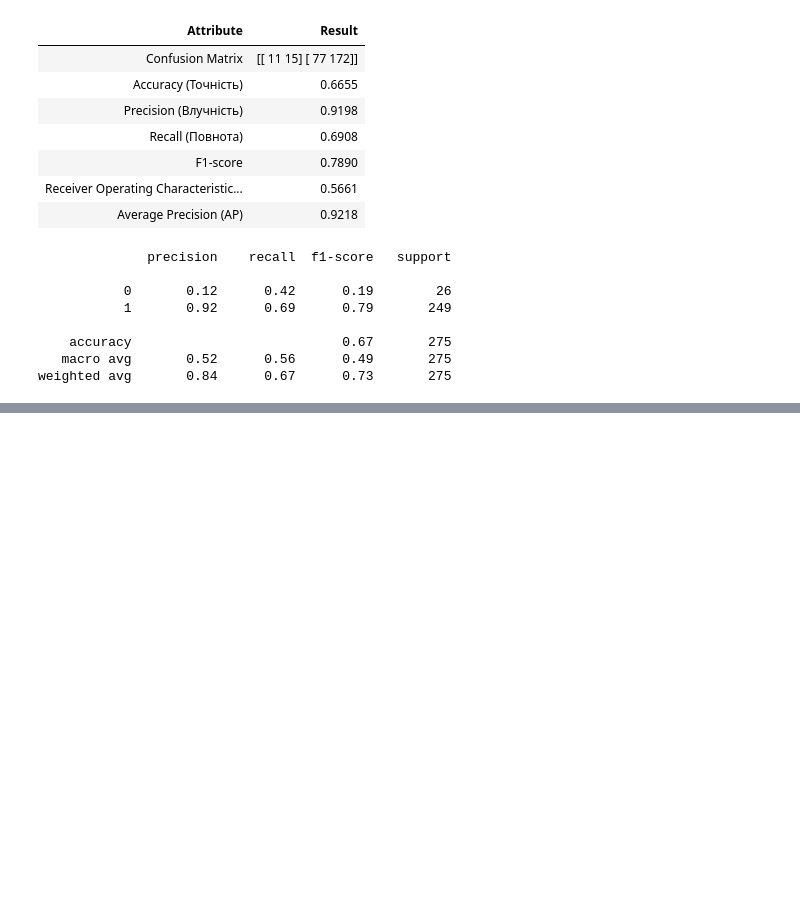
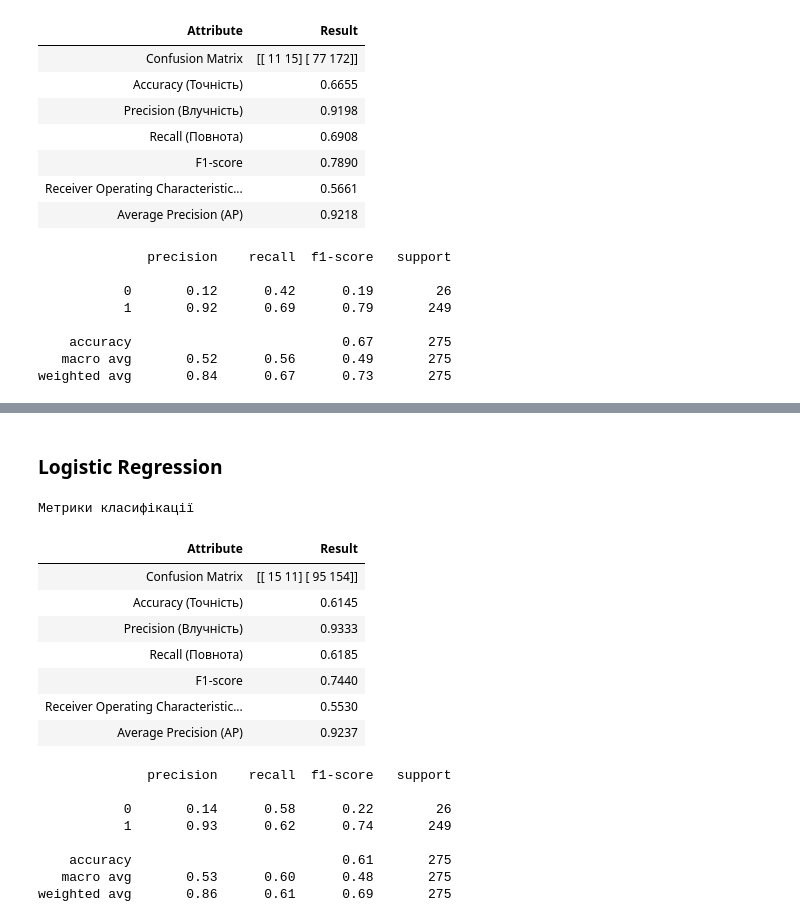
Before and after one commit to BogdanPinchuk/DataScience-PBY_HW20_Course_Project, a Jupyter notebook: Bohdan_Pinchuk_DS_HW20.ipynb, the cells around one changed output, grey strips where cells are left out. Drawn from its saved outputs; the diff is of its cells as text; code cells hidden in the pictures; blank space fills up the shorter version.

Commit message:
[Homework20] - saved scores for LR

```diff
--- a/Bohdan_Pinchuk_DS_HW20.ipynb
+++ b/Bohdan_Pinchuk_DS_HW20.ipynb
@@ -2435,0 +2564,58 @@ weighted avg       0.84      0.67      0.73       275
+# %%
+# Logistic Regression
+
+import joblib
+import apps.main as mn
+from pathlib import Path
+from sklearn.pipeline import Pipeline
+from sklearn.preprocessing import StandardScaler
+from sklearn.linear_model import LogisticRegression
+
+# Input data
+rng_seed = 42
+load_model = True
+model_file_name = "resources/credit_card_dataset_logreg.model"
+
+# Solution
+file_path = Path(model_file_name)
+
+# try to load model
+if load_model and file_path.exists():
+    model = joblib.load(model_file_name)
+else:
+    model = Pipeline([
+        ("scaler", StandardScaler()),
+        ("model", LogisticRegression(
+            max_iter=1000,
+            class_weight='balanced'
+        ))
+    ])
+    model.fit(X_train, Y_train)
+    # save model
+    joblib.dump(model, model_file_name)
+
+Y_pred_lr = model.predict(X_test)
+Y_prob_lr = model.predict_proba(X_test)[:, 1]
+
+# Print results
+display(Markdown(f"### Logistic Regression"))
+df_lr = mn.calc_class_metrics(Y_test, Y_pred_lr, Y_prob_lr)
+# %% [output]
+### Logistic Regression
+Метрики класифікації
+| Attribute | Result |
+| Confusion Matrix | [[ 15 11] [ 95 154]] |
+| Accuracy (Точність) | 0.6145 |
+| Precision (Влучність) | 0.9333 |
+| Recall (Повнота) | 0.6185 |
+| F1-score | 0.7440 |
+| Receiver Operating Characteristic... | 0.5530 |
+| Average Precision (AP) | 0.9237 |
+              precision    recall  f1-score   support
+
+           0       0.14      0.58      0.22        26
+           1       0.93      0.62      0.74       249
+
+    accuracy                           0.61       275
+   macro avg       0.53      0.60      0.48       275
+weighted avg       0.86      0.61      0.69       275
```
Also changed, not shown: parts of 9 cells of this notebook, 1 other file.
